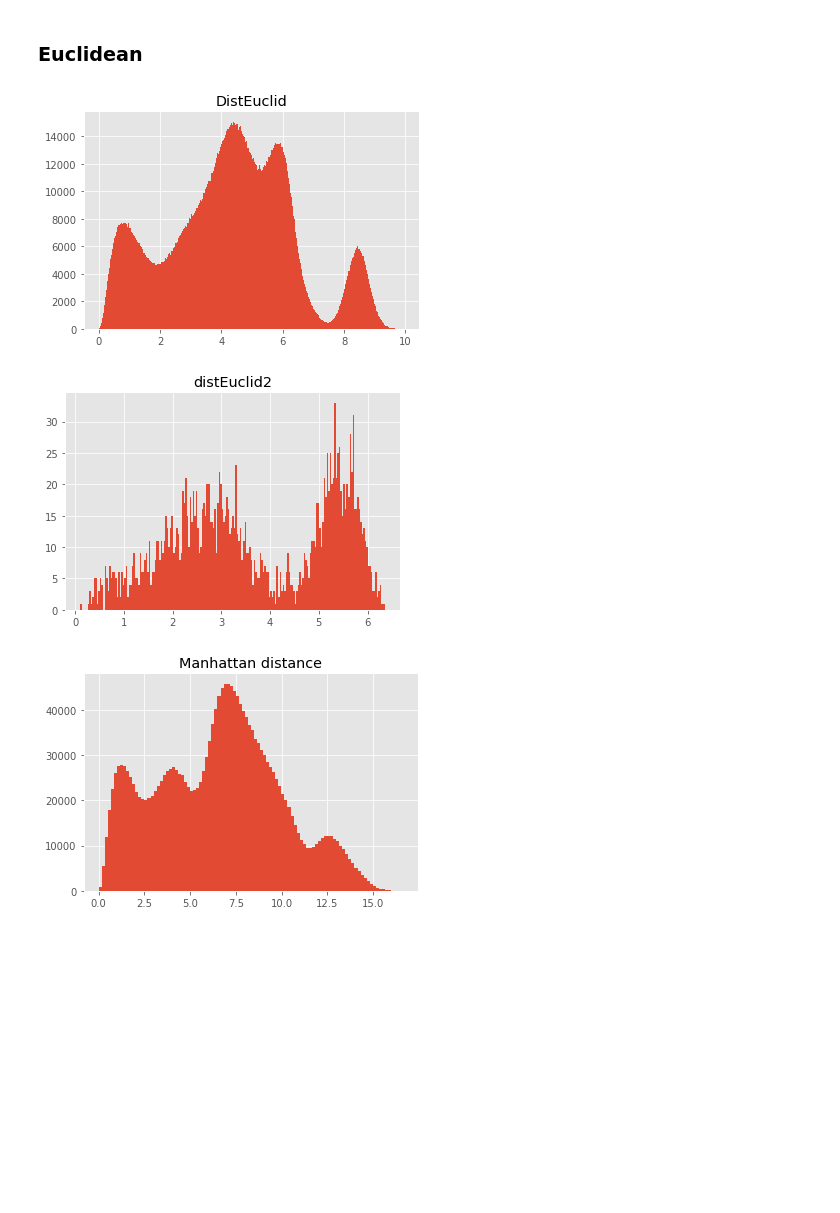
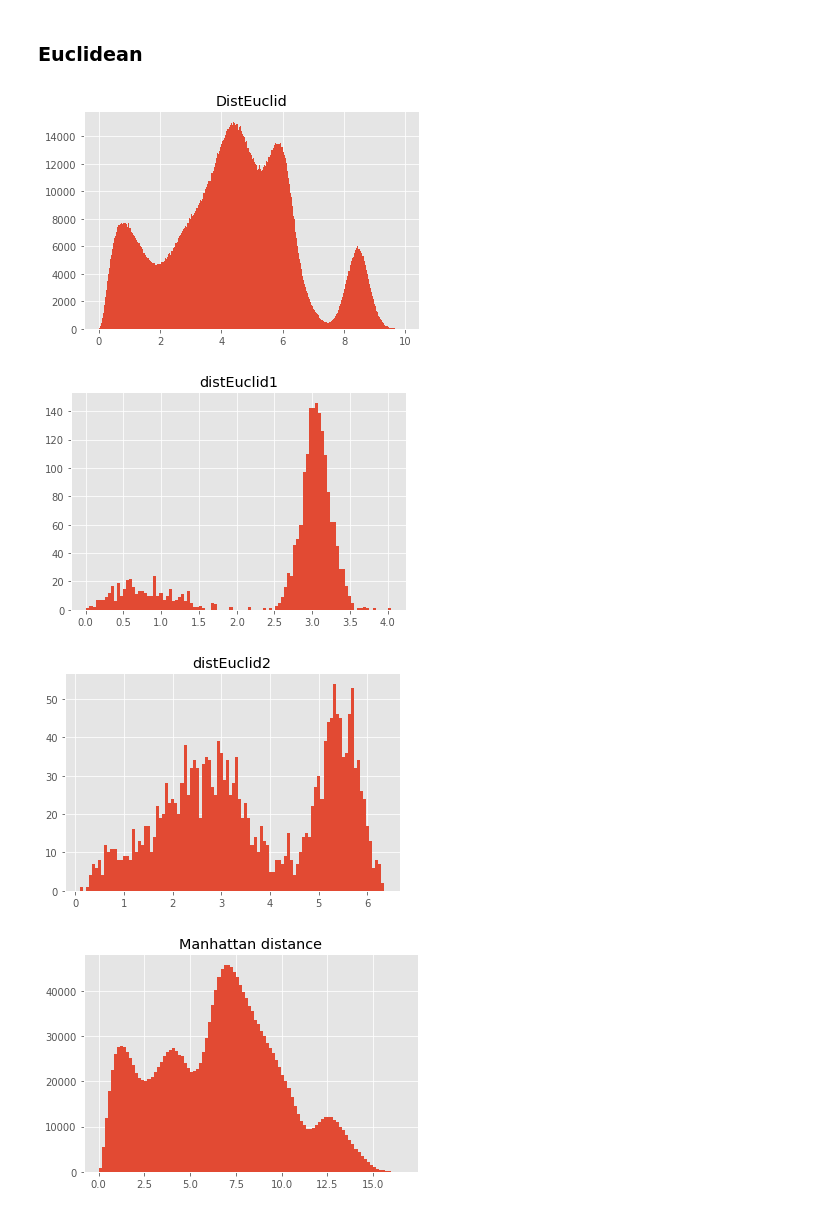
Before and after one commit to asaadkhattab/UnsupervisedLearning, a Jupyter notebook: CalculatingDistancesCaseStudy/Euclidean_and_Manhattan_Distances_Case_Study (1).ipynb, the cells around one changed output. Saved outputs shown, nothing was run; the diff lists cells and outputs as text; code cells hidden in the pictures; blank space fills up the shorter version.

Commit message:
added third graph

```diff
--- a/CalculatingDistancesCaseStudy/Euclidean_and_Manhattan_Distances_Case_Study (1).ipynb
+++ b/CalculatingDistancesCaseStudy/Euclidean_and_Manhattan_Distances_Case_Study (1).ipynb
@@ -102,14 +128,19 @@ largeMat = np.random.random((10000,100))
 # %%
 plt.hist(DistEuclid, bins=300)
 plt.title('DistEuclid')
 plt.show()
 
-plt.hist(distEuclid2, bins=200)
+plt.hist(distEuclid1, bins=100)
+plt.title('distEuclid1')
+plt.show()
+
+plt.hist(distEuclid2, bins=100)
 plt.title('distEuclid2')
 plt.show()
 # %% [output]
 [figure]
-[figure, old version]
+[figure, new version]
+[figure, added]
 # %%
 #For Manhattan
 # %%
```
Also changed, not shown: parts of 3 cells of this notebook.
